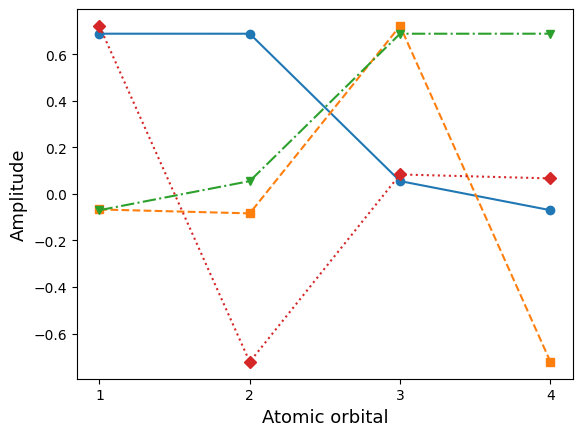
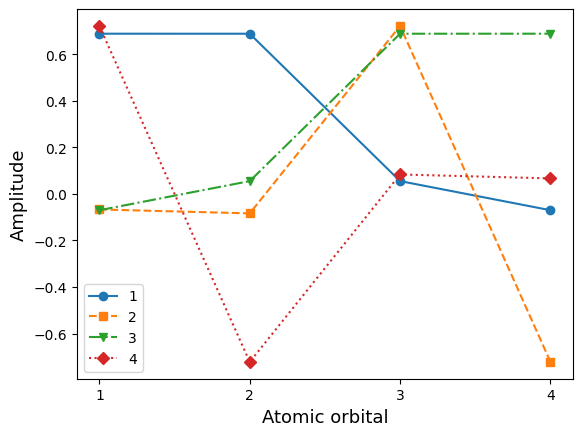
The change to this notebook cell's code, shown as a diff; its figure went from the first image to the second:
--- before
+++ after
@@ -1,6 +1,7 @@
-plt.plot(optimized_orbitals_hf[:, 0], "o-")
-plt.plot(optimized_orbitals_hf[:, 1], "s--")
-plt.plot(optimized_orbitals_hf[:, 2], "v-.")
-plt.plot(optimized_orbitals_hf[:, 3], "D:")
+plt.plot(optimized_orbitals_hf[:, 0], "o-", label=1)
+plt.plot(optimized_orbitals_hf[:, 1], "s--", label=2)
+plt.plot(optimized_orbitals_hf[:, 2], "v-.", label=3)
+plt.plot(optimized_orbitals_hf[:, 3], "D:", label=4)
+plt.legend()
 plt.xticks(range(4), labels=range(1, 5))
 plt.xlabel("Atomic orbital", fontsize=13)

Commit: canonical orbitals